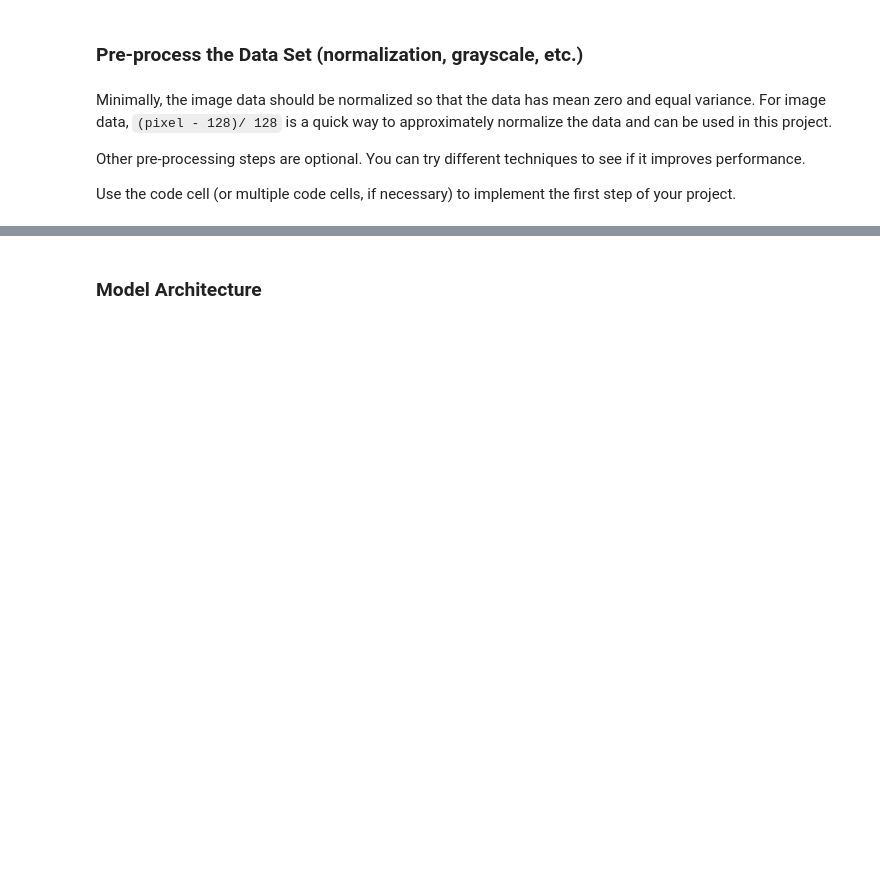
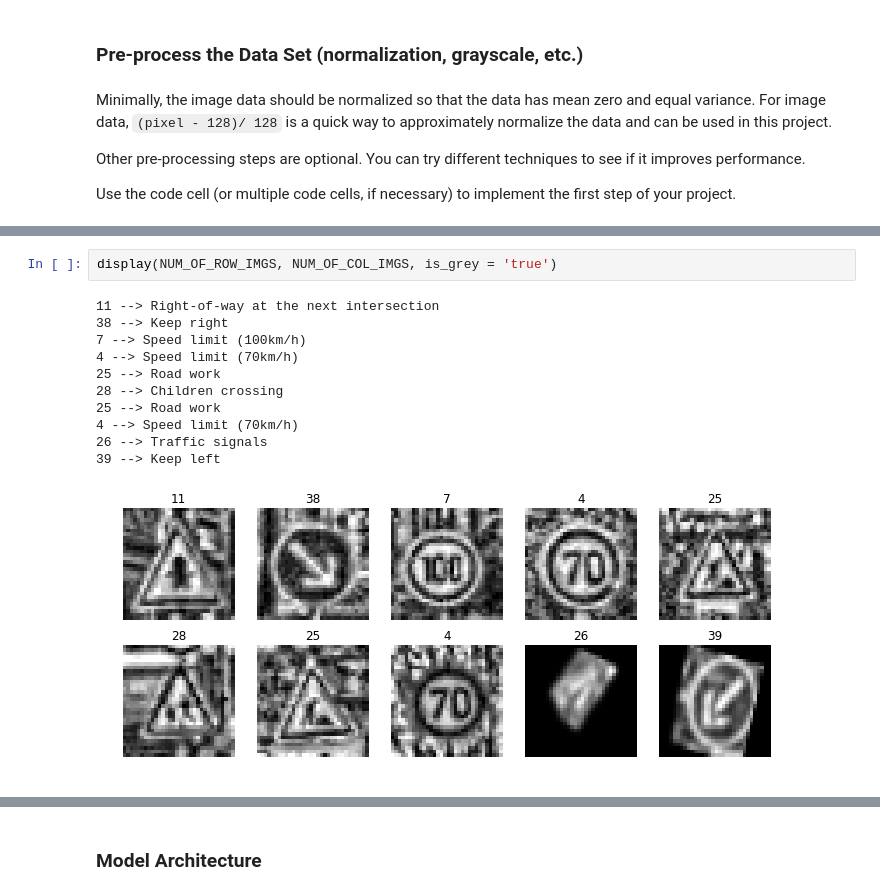
Before and after one commit to piyp791/Udacity-SDCNDP-Traffic-Sign-Classification, a Jupyter notebook: Traffic_Sign_Classifier.ipynb, the cells around one changed output, grey strips where cells are left out. Cells and saved outputs as stored; diff of their text form; blank space fills up the shorter version.

```diff
--- a/Traffic_Sign_Classifier.ipynb
+++ b/Traffic_Sign_Classifier.ipynb
@@ -498,3 +398,17 @@ print(X_valid.shape)
 (46479, 32, 32, 1)
 (12630, 32, 32, 1)
 (4410, 32, 32, 1)
+# %%
+display(NUM_OF_ROW_IMGS, NUM_OF_COL_IMGS, is_grey = 'true')
+# %% [output]
+11 --> Right-of-way at the next intersection
+38 --> Keep right
+7 --> Speed limit (100km/h)
+4 --> Speed limit (70km/h)
+25 --> Road work
+28 --> Children crossing
+25 --> Road work
+4 --> Speed limit (70km/h)
+26 --> Traffic signals
+39 --> Keep left
+[figure, added]
```
Also changed, not shown: parts of 29 cells of this notebook.
